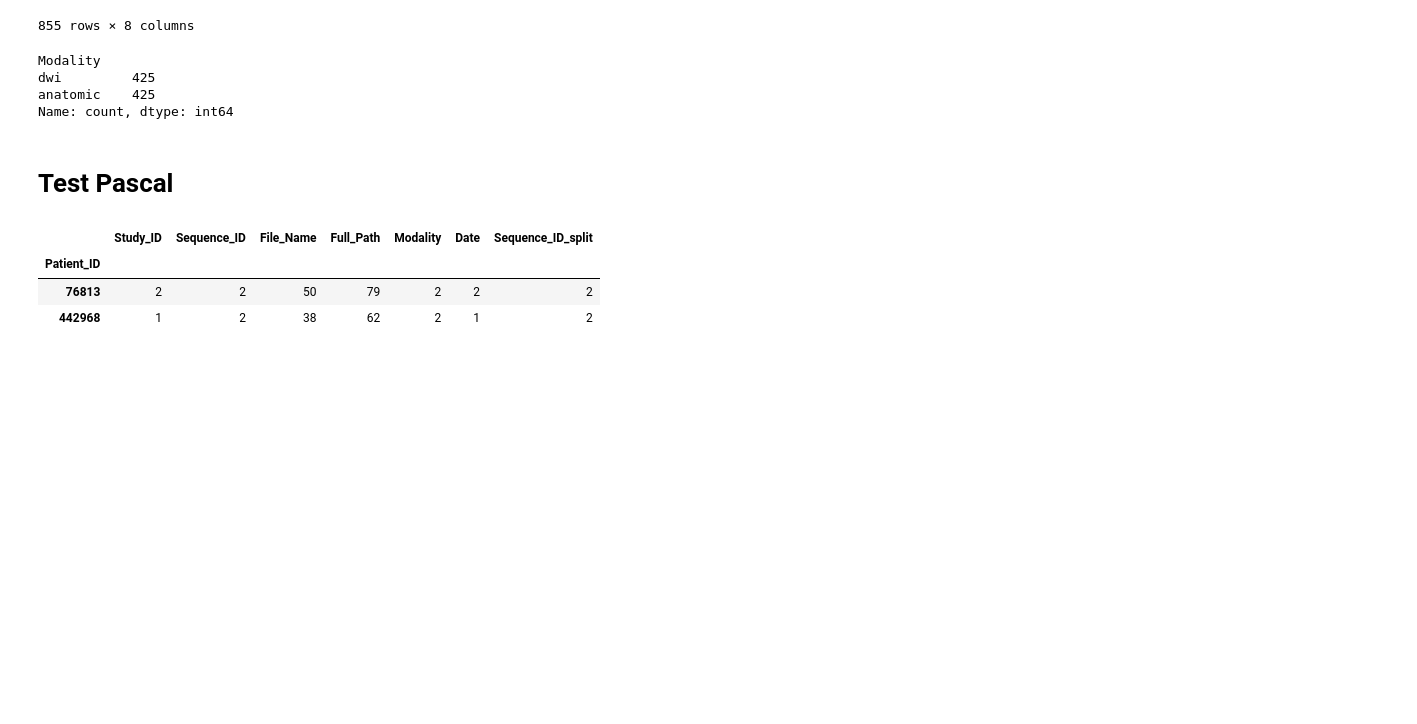
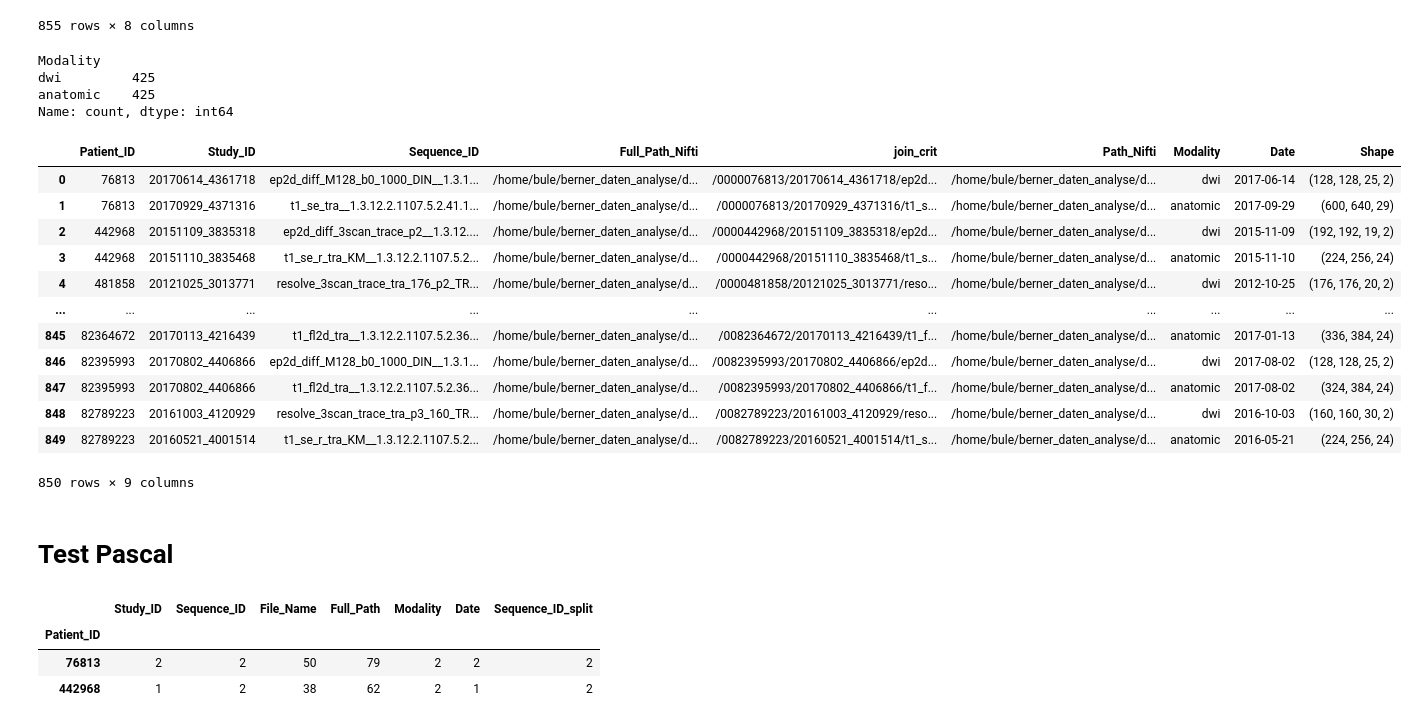
Before and after one commit to buehlpa/berne-cohort-data-pipeline, a Jupyter notebook: 2_1_inspect_niftis.ipynb, the cells around one changed output. Drawn from its saved outputs; the diff is of its cells as text; code cells hidden in the pictures; blank space fills up the shorter version.

```diff
--- a/2_1_inspect_niftis.ipynb
+++ b/2_1_inspect_niftis.ipynb
@@ -133,6 +133,8 @@ nii_df = nii_df.sort_values(by='Patient_ID')
 nii_df['Date'] = nii_df['Study_ID'].str[:8].apply(lambda x: datetime.strptime(x, '%Y%m%d').strftime('%Y-%m-%d'))
 
 only_two_df = nii_df.groupby('Patient_ID', group_keys=False).apply(select_modalities)
+only_two_df['Shape']=only_two_df['Full_Path_Nifti'].apply(lambda x: nib.load(x).shape)
+
 only_two_df.reset_index(drop=True, inplace=True)
 only_two_df['Modality'].value_counts()
 # %% [output]
@@ -140,6 +142,22 @@ Modality
 dwi         425
 anatomic    425
 Name: count, dtype: int64
+# %%
+only_two_df
+# %% [output]
+|  | Patient_ID | Study_ID | Sequence_ID | Full_Path_Nifti | join_crit | Path_Nifti | Modality | Date | Shape |
+| 0 | 76813 | 20170614_4361718 | ep2d_diff_M128_b0_1000_DIN__1.3.1... | /home/bule/berner_daten_analyse/d... | /0000076813/20170614_4361718/ep2d... | /home/bule/berner_daten_analyse/d... | dwi | 2017-06-14 | (128, 128, 25, 2) |
+| 1 | 76813 | 20170929_4371316 | t1_se_tra__1.3.12.2.1107.5.2.41.1... | /home/bule/berner_daten_analyse/d... | /0000076813/20170929_4371316/t1_s... | /home/bule/berner_daten_analyse/d... | anatomic | 2017-09-29 | (600, 640, 29) |
+| 2 | 442968 | 20151109_3835318 | ep2d_diff_3scan_trace_p2__1.3.12.... | /home/bule/berner_daten_analyse/d... | /0000442968/20151109_3835318/ep2d... | /home/bule/berner_daten_analyse/d... | dwi | 2015-11-09 | (192, 192, 19, 2) |
+| 3 | 442968 | 20151110_3835468 | t1_se_r_tra_KM__1.3.12.2.1107.5.2... | /home/bule/berner_daten_analyse/d... | /0000442968/20151110_3835468/t1_s... | /home/bule/berner_daten_analyse/d... | anatomic | 2015-11-10 | (224, 256, 24) |
+| 4 | 481858 | 20121025_3013771 | resolve_3scan_trace_tra_176_p2_TR... | /home/bule/berner_daten_analyse/d... | /0000481858/20121025_3013771/reso... | /home/bule/berner_daten_analyse/d... | dwi | 2012-10-25 | (176, 176, 20, 2) |
+| ... | ... | ... | ... | ... | ... | ... | ... | ... | ... |
+| 845 | 82364672 | 20170113_4216439 | t1_fl2d_tra__1.3.12.2.1107.5.2.36... | /home/bule/berner_daten_analyse/d... | /0082364672/20170113_4216439/t1_f... | /home/bule/berner_daten_analyse/d... | anatomic | 2017-01-13 | (336, 384, 24) |
+| 846 | 82395993 | 20170802_4406866 | ep2d_diff_M128_b0_1000_DIN__1.3.1... | /home/bule/berner_daten_analyse/d... | /0082395993/20170802_4406866/ep2d... | /home/bule/berner_daten_analyse/d... | dwi | 2017-08-02 | (128, 128, 25, 2) |
+| 847 | 82395993 | 20170802_4406866 | t1_fl2d_tra__1.3.12.2.1107.5.2.36... | /home/bule/berner_daten_analyse/d... | /0082395993/20170802_4406866/t1_f... | /home/bule/berner_daten_analyse/d... | anatomic | 2017-08-02 | (324, 384, 24) |
+| 848 | 82789223 | 20161003_4120929 | resolve_3scan_trace_tra_p3_160_TR... | /home/bule/berner_daten_analyse/d... | /0082789223/20161003_4120929/reso... | /home/bule/berner_daten_analyse/d... | dwi | 2016-10-03 | (160, 160, 30, 2) |
+| 849 | 82789223 | 20160521_4001514 | t1_se_r_tra_KM__1.3.12.2.1107.5.2... | /home/bule/berner_daten_analyse/d... | /0082789223/20160521_4001514/t1_s... | /home/bule/berner_daten_analyse/d... | anatomic | 2016-05-21 | (224, 256, 24) |
+850 rows × 9 columns
 # %%
 
 only_two_df.to_csv(os.path.join(ANALYSIS_PATH, 'only2_third_try_df.csv'), index=False)
```
Also changed, not shown: parts of 1 cell of this notebook, 5 other files.
